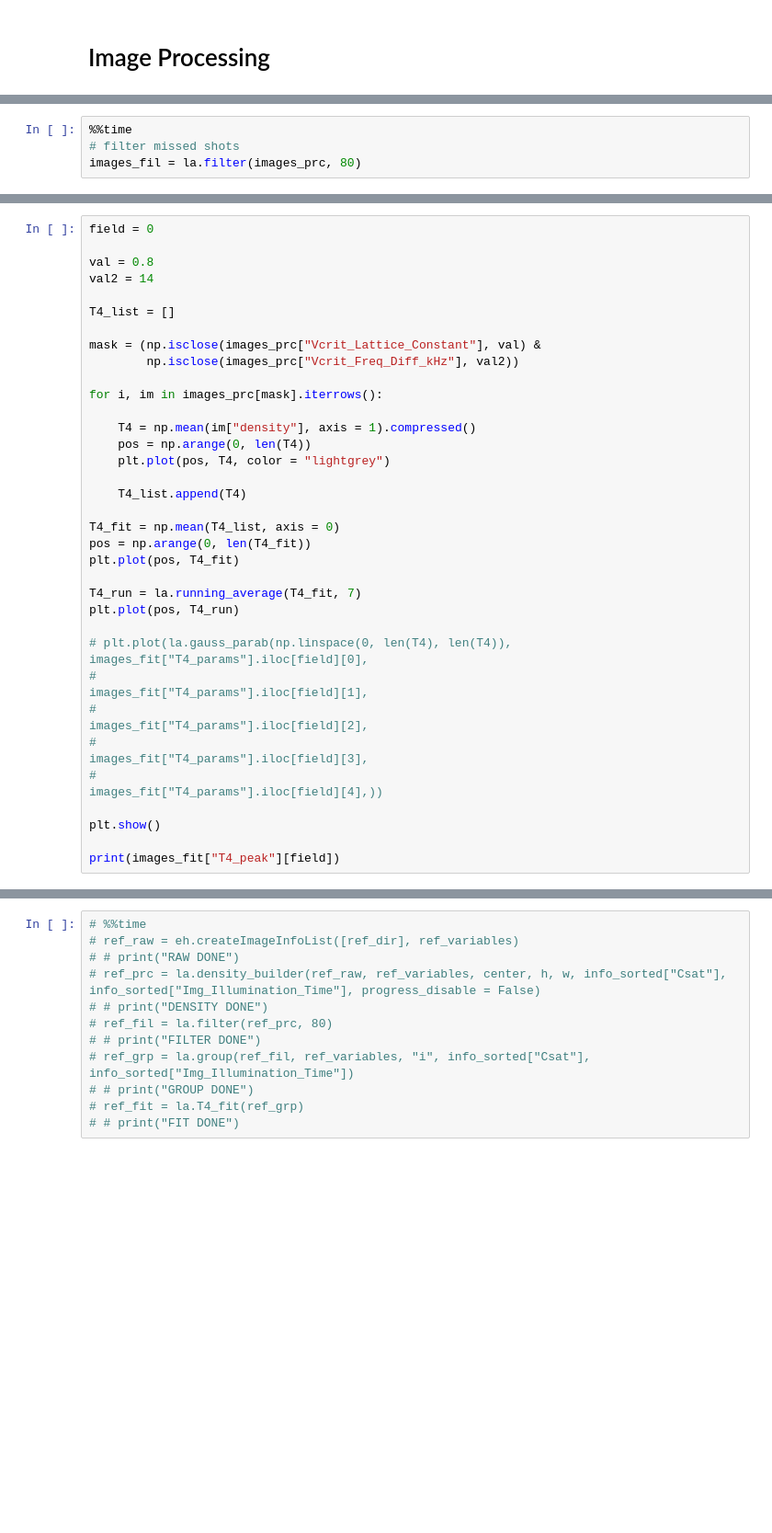
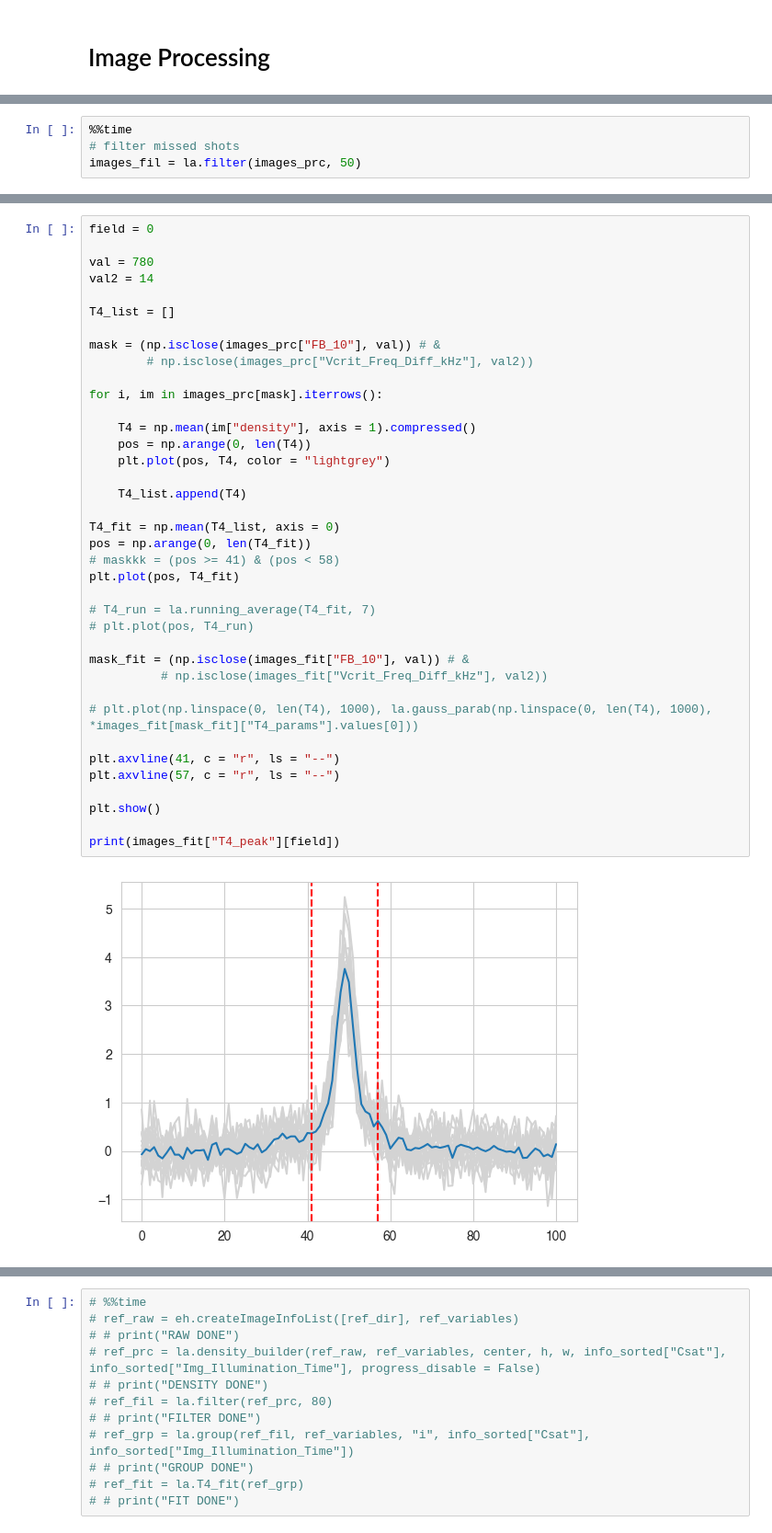
Before and after one commit to ArtMk/lithium, a Jupyter notebook: T4.ipynb, the cells around one changed output, grey strips where cells are left out. Shown at 92% size. Cells and saved outputs as stored; diff of their text form; blank space fills up the shorter version.

```diff
--- a/T4.ipynb
+++ b/T4.ipynb
@@ -138,5 +156,5 @@ print(len(bol))
 # %%
 %%time
 # filter missed shots
-images_fil = la.filter(images_prc, 80)
+images_fil = la.filter(images_prc, 50)
 # %% [output]
@@ -159,36 +243,40 @@ RuntimeError: Optimal parameters not found: The maximum number of function evalu
 # %%
 field = 0
 
-val = 0.8
+val = 780
 val2 = 14
 
 T4_list = []
 
-mask = (np.isclose(images_prc["Vcrit_Lattice_Constant"], val) &
-        np.isclose(images_prc["Vcrit_Freq_Diff_kHz"], val2))
+mask = (np.isclose(images_prc["FB_10"], val)) # &
+        # np.isclose(images_prc["Vcrit_Freq_Diff_kHz"], val2))
 
 for i, im in images_prc[mask].iterrows():
 
     T4 = np.mean(im["density"], axis = 1).compressed()
     pos = np.arange(0, len(T4))
     plt.plot(pos, T4, color = "lightgrey")
 
     T4_list.append(T4)
 
 T4_fit = np.mean(T4_list, axis = 0)
 pos = np.arange(0, len(T4_fit))
+# maskkk = (pos >= 41) & (pos < 58)
 plt.plot(pos, T4_fit)
 
-T4_run = la.running_average(T4_fit, 7)
-plt.plot(pos, T4_run)
+# T4_run = la.running_average(T4_fit, 7)
+# plt.plot(pos, T4_run)
 
-# plt.plot(la.gauss_parab(np.linspace(0, len(T4), len(T4)), images_fit["T4_params"].iloc[field][0],
-#                                                           images_fit["T4_params"].iloc[field][1],
-#                                                           images_fit["T4_params"].iloc[field][2],
-#                                                           images_fit["T4_params"].iloc[field][3],
-#                                                           images_fit["T4_params"].iloc[field][4],))
+mask_fit = (np.isclose(images_fit["FB_10"], val)) # &
+          # np.isclose(images_fit["Vcrit_Freq_Diff_kHz"], val2))
+
+# plt.plot(np.linspace(0, len(T4), 1000), la.gauss_parab(np.linspace(0, len(T4), 1000), *images_fit[mask_fit]["T4_params"].values[0]))
+
+plt.axvline(41, c = "r", ls = "--")
+plt.axvline(57, c = "r", ls = "--")
 
 plt.show()
 
 print(images_fit["T4_peak"][field])
 # %% [output]
+[figure, added]
```
Also changed, not shown: parts of 19 cells of this notebook, 1 other file.
